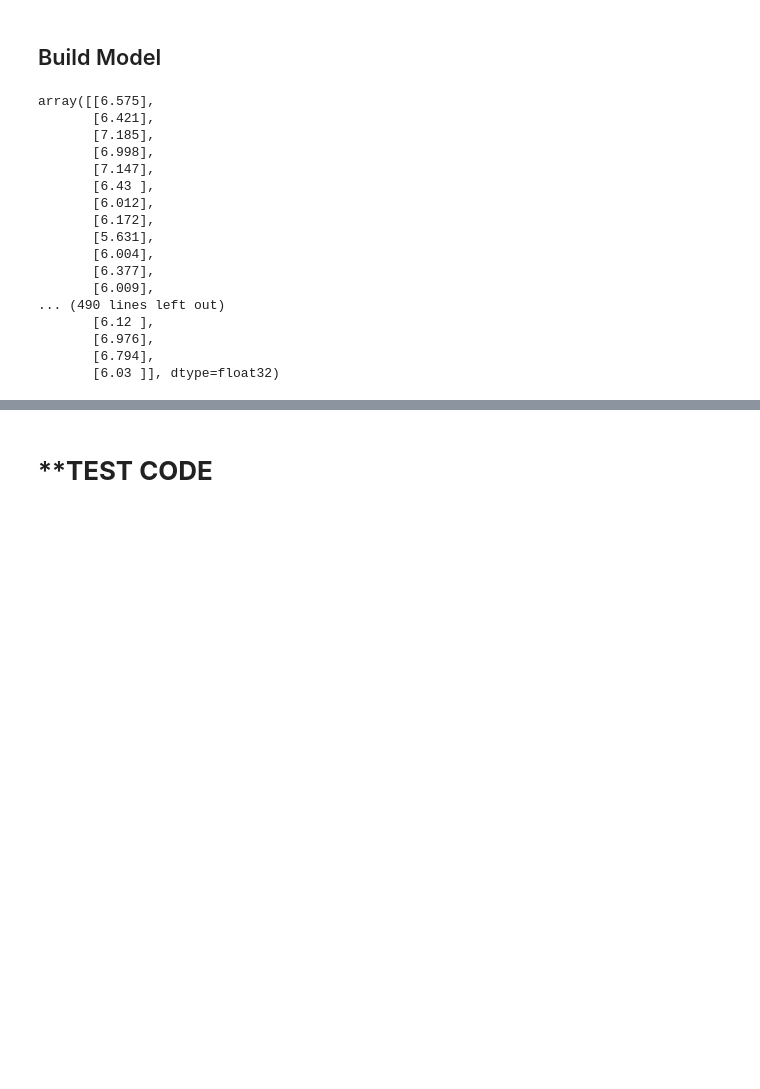
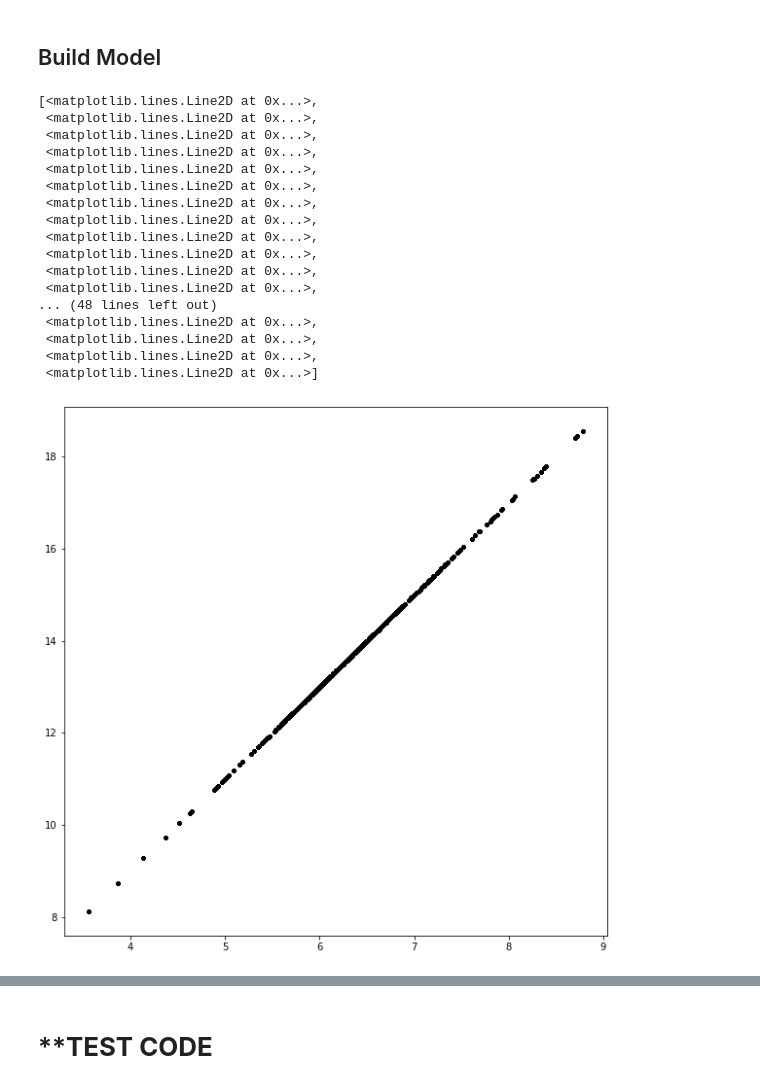
Before and after one commit to davidobrien1/MLSProject, a Jupyter notebook: mlsproject.ipynb, the cells around one changed output, grey strips where cells are left out. Drawn from its saved outputs; the diff is of its cells as text; code cells hidden in the pictures; blank space fills up the shorter version.

```diff
--- a/mlsproject.ipynb
+++ b/mlsproject.ipynb
@@ -263,35 +274,37 @@ inputs
 # %%
 # Adapted from lecturers jupyter notebooks on 'keras-neurons' and 'keras-and-iris'
 # Start a neural network, building it by layers.
 m = kr.models.Sequential()
 
 # Add a single neuron in a single layer, initialised with weight 1 and bias 0.
-m.add(kr.layers.Dense(1, input_dim=1, activation="linear", kernel_initializer='ones', bias_initializer='zeros'))
+m.add(kr.layers.Dense(64, input_dim=1, activation="linear", kernel_initializer=kr.initializers.Constant(value=2), bias_initializer=kr.initializers.Constant(value=1)))
 
 # Compile the model.
 m.compile(loss="mean_squared_error", optimizer="sgd")
 
 # Run each of the inputs through the neural network.
 y = m.predict(inputs)
-y
+# Plot the values.
+plt.plot(inputs, y, 'k.')
 # %% [output]
-array([[6.575],
-       [6.421],
-       [7.185],
-       [6.998],
-       [7.147],
-       [6.43 ],
-       [6.012],
-       [6.172],
-       [5.631],
-       [6.004],
-       [6.377],
-       [6.009],
-... (490 lines left out)
-       [6.12 ],
-       [6.976],
-       [6.794],
-       [6.03 ]], dtype=float32)
+[<matplotlib.lines.Line2D at 0x...>,
+ <matplotlib.lines.Line2D at 0x...>,
+ <matplotlib.lines.Line2D at 0x...>,
+ <matplotlib.lines.Line2D at 0x...>,
+ <matplotlib.lines.Line2D at 0x...>,
+ <matplotlib.lines.Line2D at 0x...>,
+ <matplotlib.lines.Line2D at 0x...>,
+ <matplotlib.lines.Line2D at 0x...>,
+ <matplotlib.lines.Line2D at 0x...>,
+ <matplotlib.lines.Line2D at 0x...>,
+ <matplotlib.lines.Line2D at 0x...>,
+ <matplotlib.lines.Line2D at 0x...>,
+... (48 lines left out)
+ <matplotlib.lines.Line2D at 0x...>,
+ <matplotlib.lines.Line2D at 0x...>,
+ <matplotlib.lines.Line2D at 0x...>,
+ <matplotlib.lines.Line2D at 0x...>]
+[figure, added]
 # %% [markdown]
 ## References
 
```
Also changed, not shown: parts of 5 cells of this notebook.
